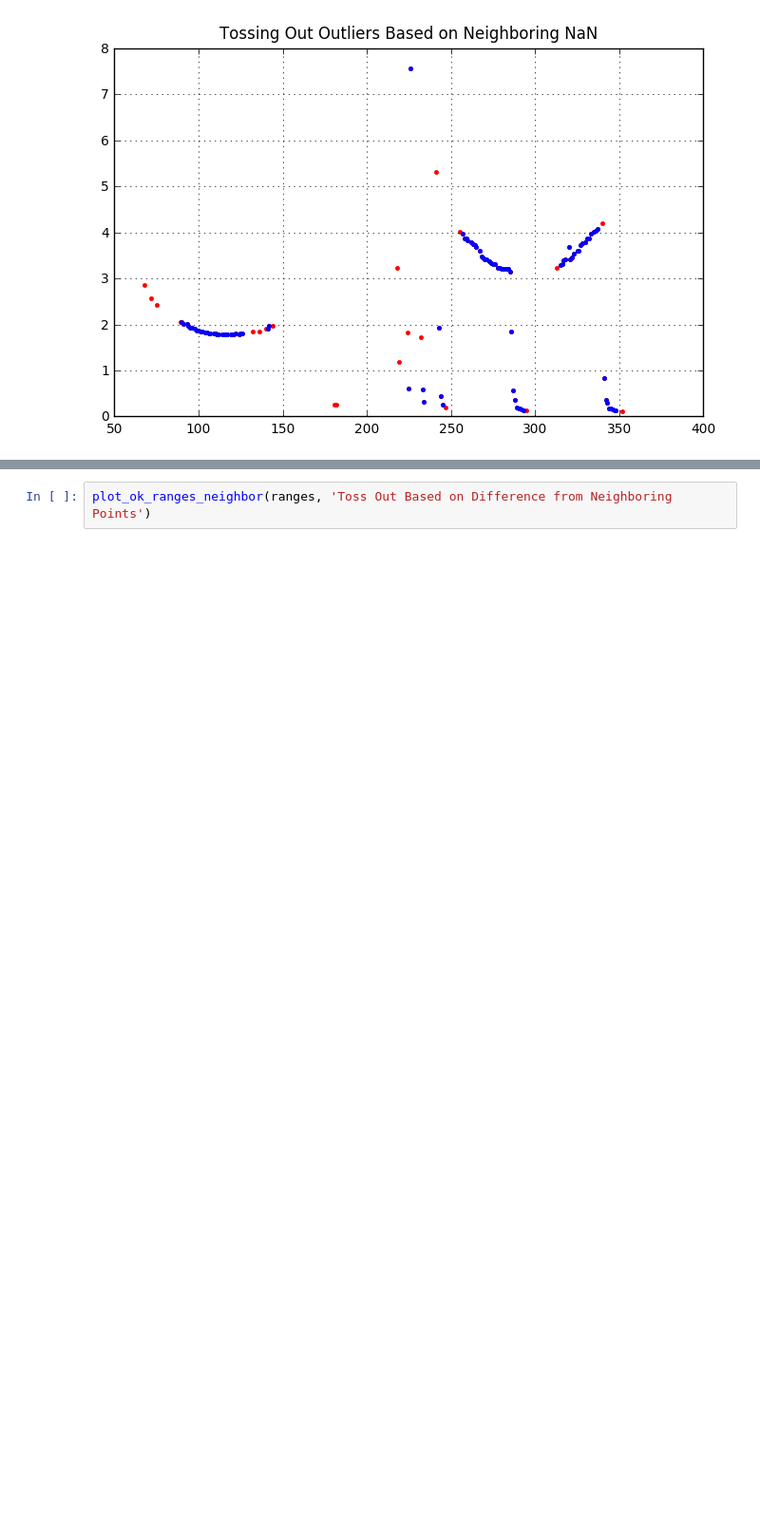
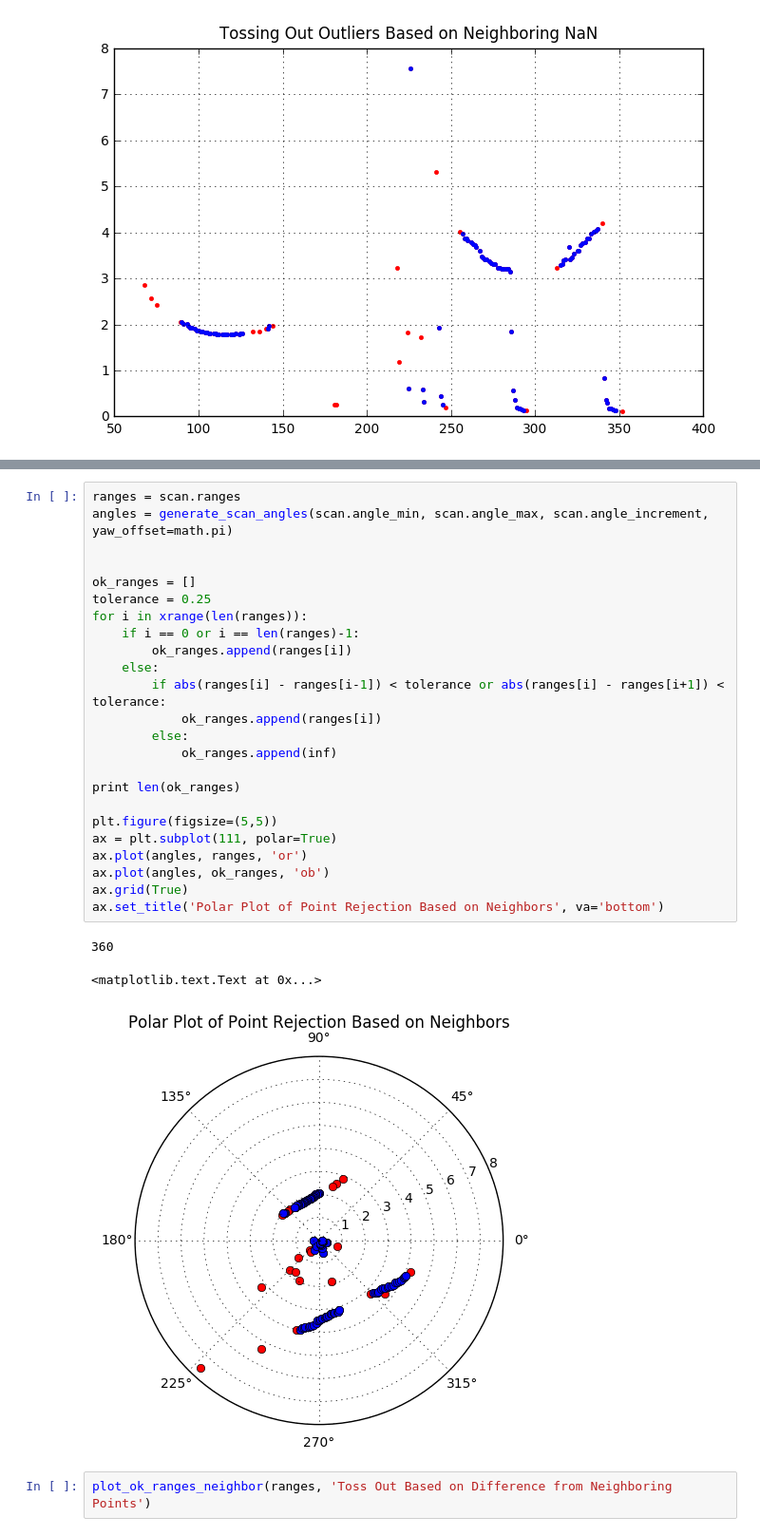
Before and after one commit to 5yler/metatron, a Jupyter notebook: gigatron/scripts/Steering Fixes.ipynb, the cells around one changed output, grey strips where cells are left out. Shown at 95% size. Cells and saved outputs as stored; diff of their text form; blank space fills up the shorter version.

Commit message:
Added polar plot of neighbor-based point rejection #7

```diff
--- a/gigatron/scripts/Steering Fixes.ipynb
+++ b/gigatron/scripts/Steering Fixes.ipynb
@@ -298,3 +275,31 @@ for i in xrange(len(ranges)):
+# %%
+ranges = scan.ranges
+angles = generate_scan_angles(scan.angle_min, scan.angle_max, scan.angle_increment, yaw_offset=math.pi)
+
+
+ok_ranges = []
+tolerance = 0.25
+for i in xrange(len(ranges)):
+    if i == 0 or i == len(ranges)-1:
+        ok_ranges.append(ranges[i])
+    else:
+        if abs(ranges[i] - ranges[i-1]) < tolerance or abs(ranges[i] - ranges[i+1]) < tolerance:
+            ok_ranges.append(ranges[i])
+        else:
+            ok_ranges.append(inf)
+
+print len(ok_ranges)
+
+plt.figure(figsize=(5,5))
+ax = plt.subplot(111, polar=True)
+ax.plot(angles, ranges, 'or')
+ax.plot(angles, ok_ranges, 'ob')
+ax.grid(True)
+ax.set_title('Polar Plot of Point Rejection Based on Neighbors', va='bottom')
+# %% [output]
+360
+<matplotlib.text.Text at 0x...>
+[figure, added]
 # %%
 plot_ok_ranges_neighbor(ranges, 'Toss Out Based on Difference from Neighboring Points')
 # %% [output]
```
Also changed, not shown: parts of 1 cell of this notebook.
